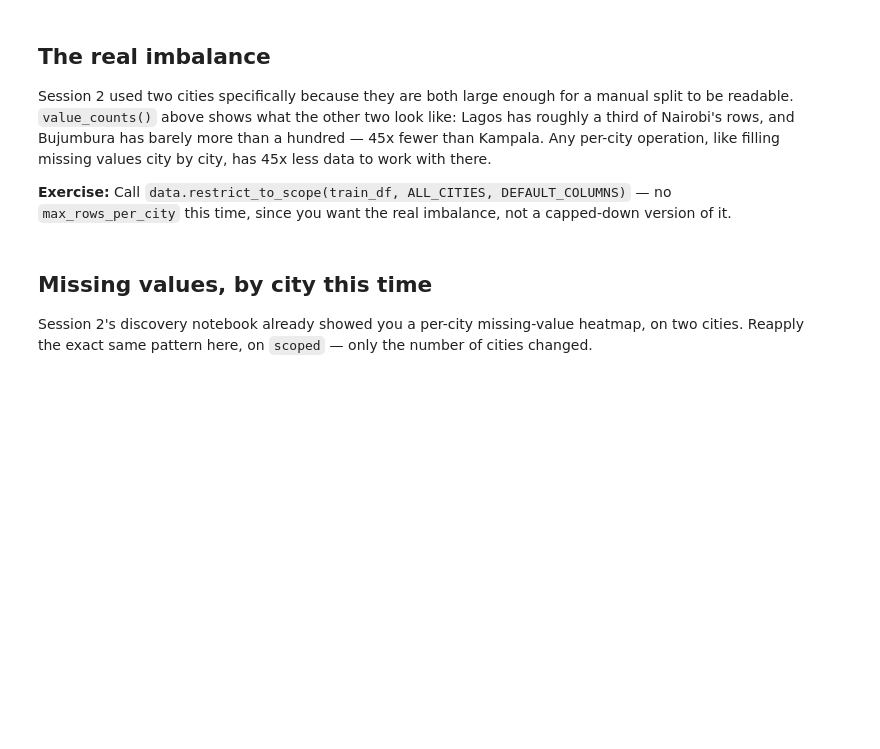
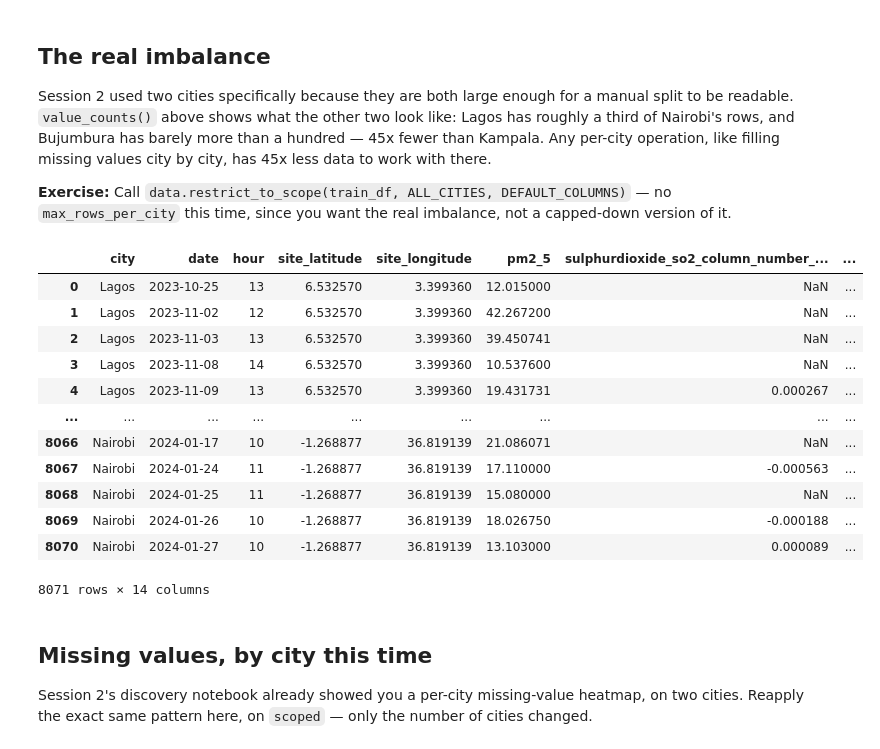
Before and after one commit to AlexisClaude/air_quality, a Jupyter notebook: notebooks/session3/02_advanced_cleaning.ipynb, the cells around one changed output. Cells and saved outputs as stored; diff of their text form; code cells hidden in the pictures; blank space fills up the shorter version.

```diff
--- a/notebooks/session3/02_advanced_cleaning.ipynb
+++ b/notebooks/session3/02_advanced_cleaning.ipynb
@@ -28,6 +44,22 @@ Session 2 used two cities specifically because they are both large enough for a
 # %%
 # TODO 1: scope train_df to ALL_CITIES and DEFAULT_COLUMNS, without
 # capping rows per city
+scoped = train_df[train_df["city"].isin(ALL_CITIES)][DEFAULT_COLUMNS]
+scoped
+# %% [output]
+|  | city | date | hour | site_latitude | site_longitude | pm2_5 | sulphurdioxide_so2_column_number_... | ... |
+| 0 | Lagos | 2023-10-25 | 13 | 6.532570 | 3.399360 | 12.015000 | NaN | ... |
+| 1 | Lagos | 2023-11-02 | 12 | 6.532570 | 3.399360 | 42.267200 | NaN | ... |
+| 2 | Lagos | 2023-11-03 | 13 | 6.532570 | 3.399360 | 39.450741 | NaN | ... |
+| 3 | Lagos | 2023-11-08 | 14 | 6.532570 | 3.399360 | 10.537600 | NaN | ... |
+| 4 | Lagos | 2023-11-09 | 13 | 6.532570 | 3.399360 | 19.431731 | 0.000267 | ... |
+| ... | ... | ... | ... | ... | ... | ... | ... | ... |
+| 8066 | Nairobi | 2024-01-17 | 10 | -1.268877 | 36.819139 | 21.086071 | NaN | ... |
+| 8067 | Nairobi | 2024-01-24 | 11 | -1.268877 | 36.819139 | 17.110000 | -0.000563 | ... |
+| 8068 | Nairobi | 2024-01-25 | 11 | -1.268877 | 36.819139 | 15.080000 | NaN | ... |
+| 8069 | Nairobi | 2024-01-26 | 10 | -1.268877 | 36.819139 | 18.026750 | -0.000188 | ... |
+| 8070 | Nairobi | 2024-01-27 | 10 | -1.268877 | 36.819139 | 13.103000 | 0.000089 | ... |
+8071 rows × 14 columns
 # %% [markdown]
 ## Missing values, by city this time
 
```
Also changed, not shown: parts of 6 cells of this notebook.
